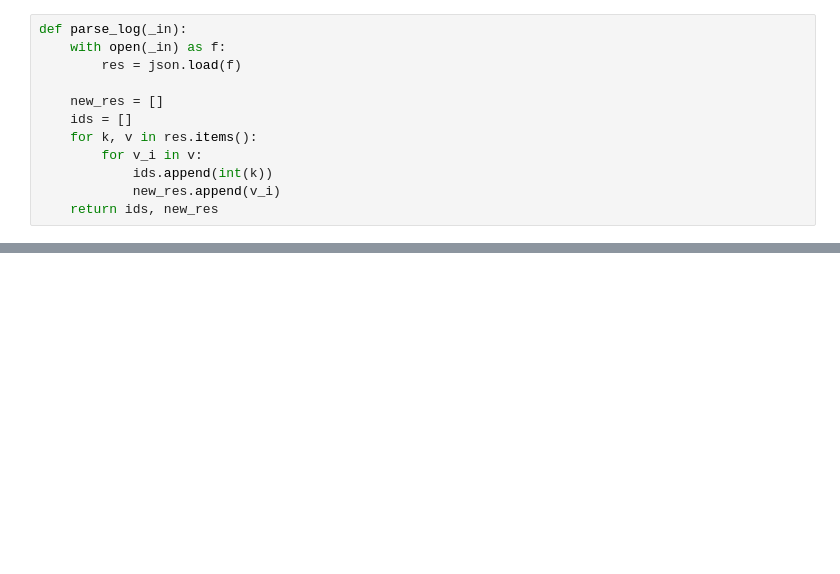
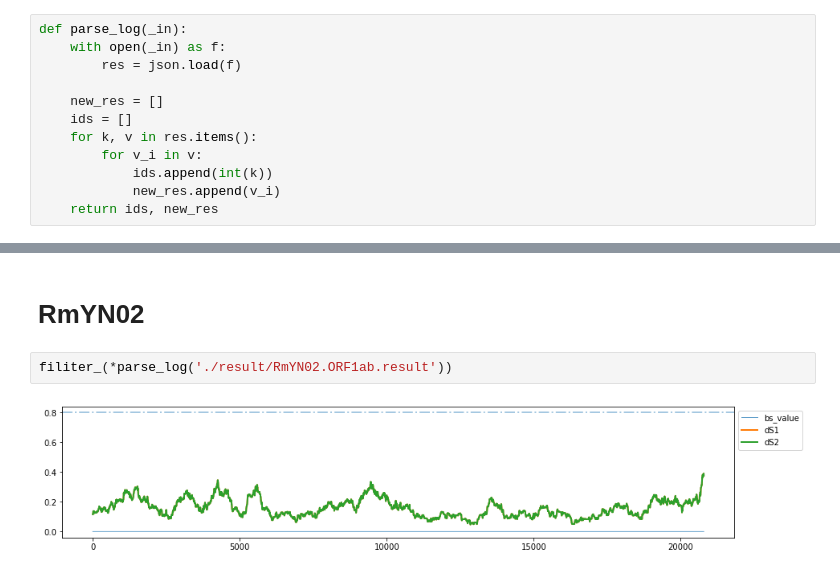
Before and after one commit to DuLab-SYSU/NSRecomb, a Jupyter notebook: results.ipynb, the cells around one changed output, grey strips where cells are left out. Cells and saved outputs as stored; diff of their text form; blank space fills up the shorter version.

```diff
--- a/results.ipynb
+++ b/results.ipynb
@@ -70,0 +52,6 @@ plt.legend(loc='upper left', bbox_to_anchor=(1, 1))
+# %% [markdown]
+# RmYN02
+# %%
+filiter_(*parse_log('./result/RmYN02.ORF1ab.result'))
+# %% [output]
+[figure, added]
```
Also changed, not shown: parts of 23 cells of this notebook, 11 other files.
